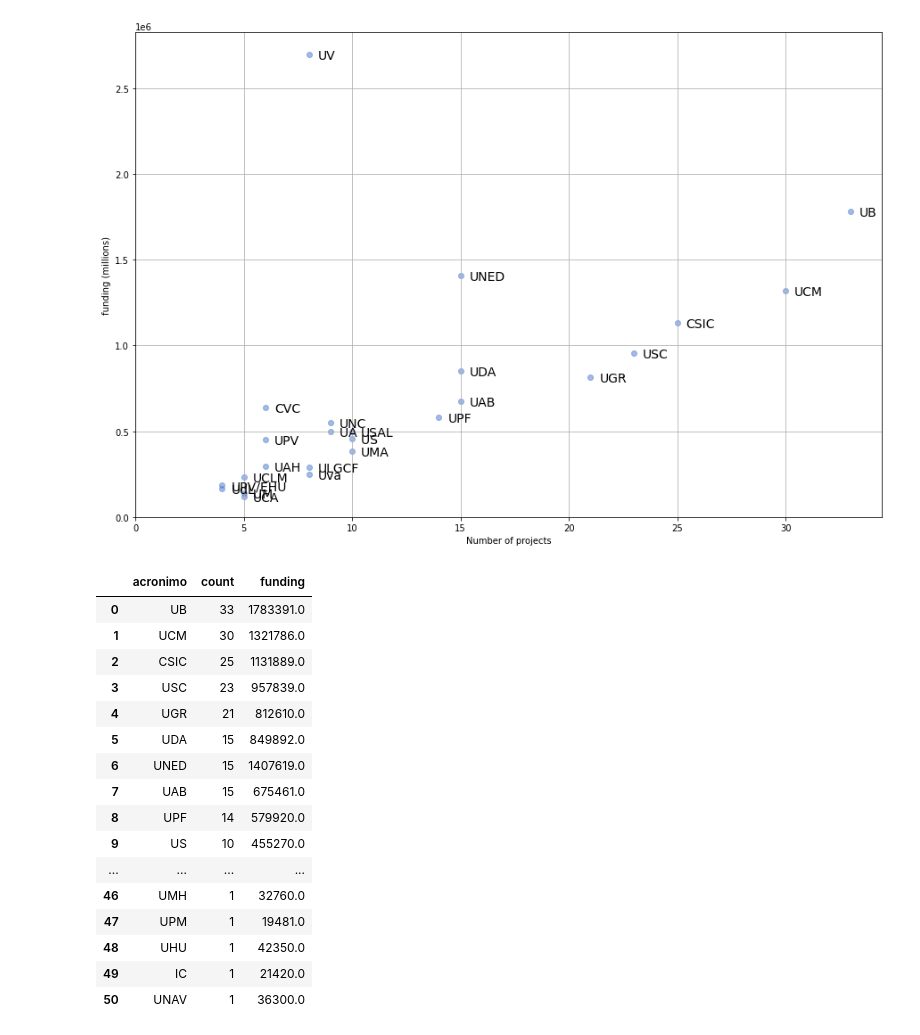
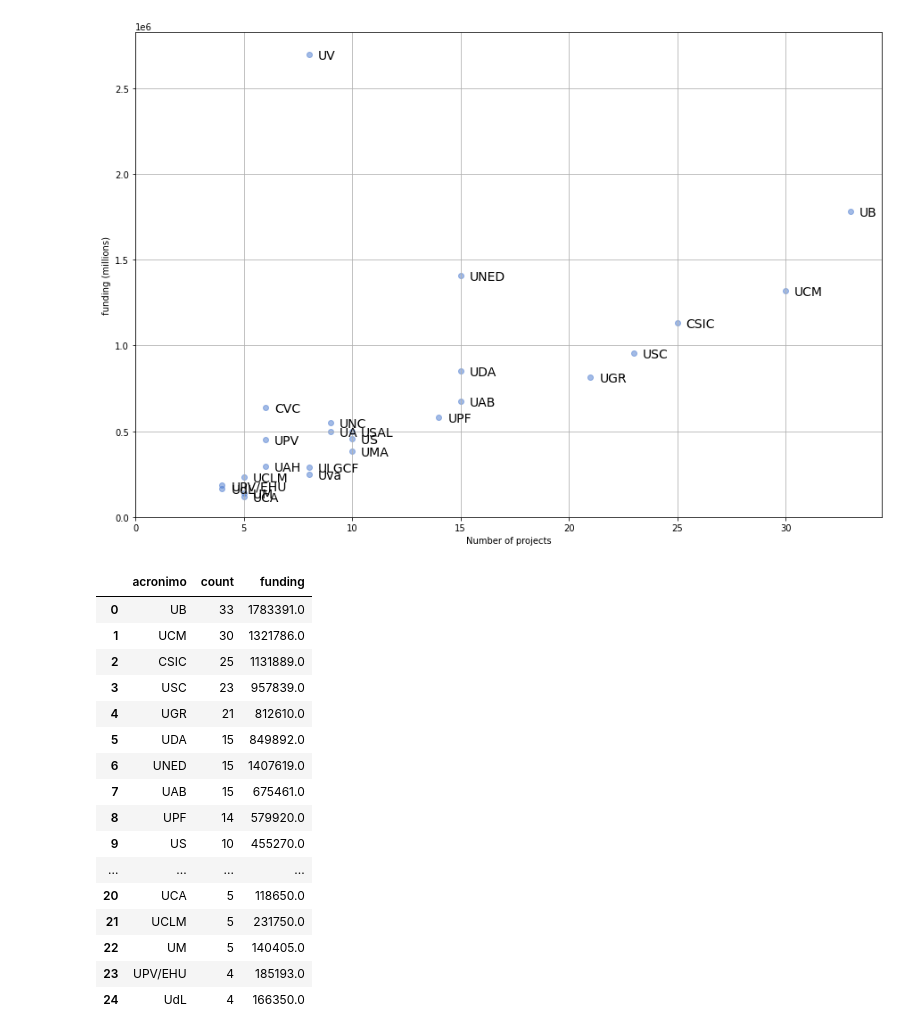
Before and after one commit to linhd-postdata/desir, a Jupyter notebook: Fig15. Scatter plot of research centres by number of projects and total funding.ipynb, the cells around one changed output. Cells and saved outputs as stored; diff of their text form; code cells hidden in the pictures.

```diff
--- a/Fig15. Scatter plot of research centres by number of projects and total funding.ipynb
+++ b/Fig15. Scatter plot of research centres by number of projects and total funding.ipynb
@@ -30,7 +30,6 @@ file_path = "data/mapeo_proyectos.csv"
 def prepare_data(data, number_of_centres):
     data.drop_duplicates(subset ="ID proyecto", keep = "first", inplace = True)
     data = data[data["Organismo"] != 0]
-
     mini = data[["ID proyecto","Financiación", "Organismo"]]
     grouped = mini.groupby("Organismo", as_index=False)
     df2 = grouped.agg({'Financiación':['count', 'sum']})
@@ -46,9 +45,7 @@ def prepare_data(data, number_of_centres):
     acronimos['Organismo'] = acronimos['Organismo'].str.upper()
     acronimos = acronimos.rename(columns={"Organismo": "organismo", "Acrónimo": "acronimo"})
     df_def = pd.merge(df2, acronimos, on='organismo', how='inner', validate="one_to_many")
-    display(df_def)
     result = df_def.groupby("acronimo", sort=False).sum().reset_index()
-    # display(result[result["acronimo"] == "URJC"])
     result = result.sort_values(by=['count'], ascending=False).reset_index(drop=True)
     #result = pd.merge(result, acronimos, on='acronimo', how='inner', validate="one_to_many")
     # return df_def.head(number_of_centres), acronimos
@@ -58,6 +55,6 @@ def prepare_data(data, number_of_centres):
 # %% [markdown]
 ### You can edit "number of centres" parameter to show as many center as you want
 # %%
-number_of_centres = 37
+number_of_centres = 25
 proyectos = read_csv(file_path)
 df, acr = prepare_data(proyectos, number_of_centres)
@@ -101,22 +80,22 @@ plt.show()
 <Figure size 432x288 with 0 Axes>
 [figure]
 # %%
-df
+df.head(number_of_centres)
 # %% [output]
 |  | acronimo | count | funding |
 | 0 | UB | 33 | 1783391.0 |
 | 1 | UCM | 30 | 1321786.0 |
 | 2 | CSIC | 25 | 1131889.0 |
 | 3 | USC | 23 | 957839.0 |
 | 4 | UGR | 21 | 812610.0 |
 | 5 | UDA | 15 | 849892.0 |
 | 6 | UNED | 15 | 1407619.0 |
 | 7 | UAB | 15 | 675461.0 |
 | 8 | UPF | 14 | 579920.0 |
 | 9 | US | 10 | 455270.0 |
 | ... | ... | ... | ... |
-| 46 | UMH | 1 | 32760.0 |
-| 47 | UPM | 1 | 19481.0 |
-| 48 | UHU | 1 | 42350.0 |
-| 49 | IC | 1 | 21420.0 |
-| 50 | UNAV | 1 | 36300.0 |
+| 20 | UCA | 5 | 118650.0 |
+| 21 | UCLM | 5 | 231750.0 |
+| 22 | UM | 5 | 140405.0 |
+| 23 | UPV/EHU | 4 | 185193.0 |
+| 24 | UdL | 4 | 166350.0 |
```
Also changed, not shown: parts of 1 cell of this notebook, 1 other file.
